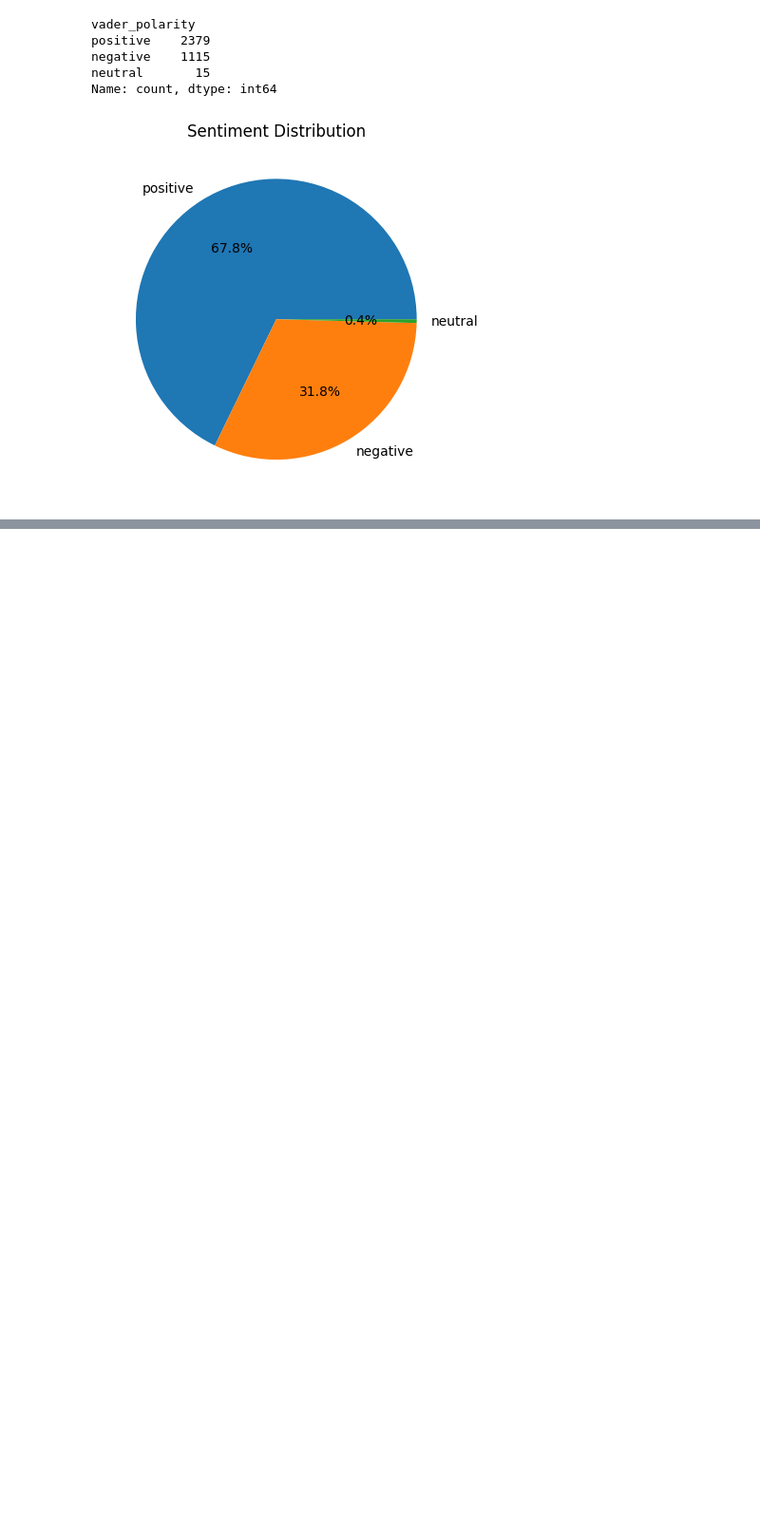
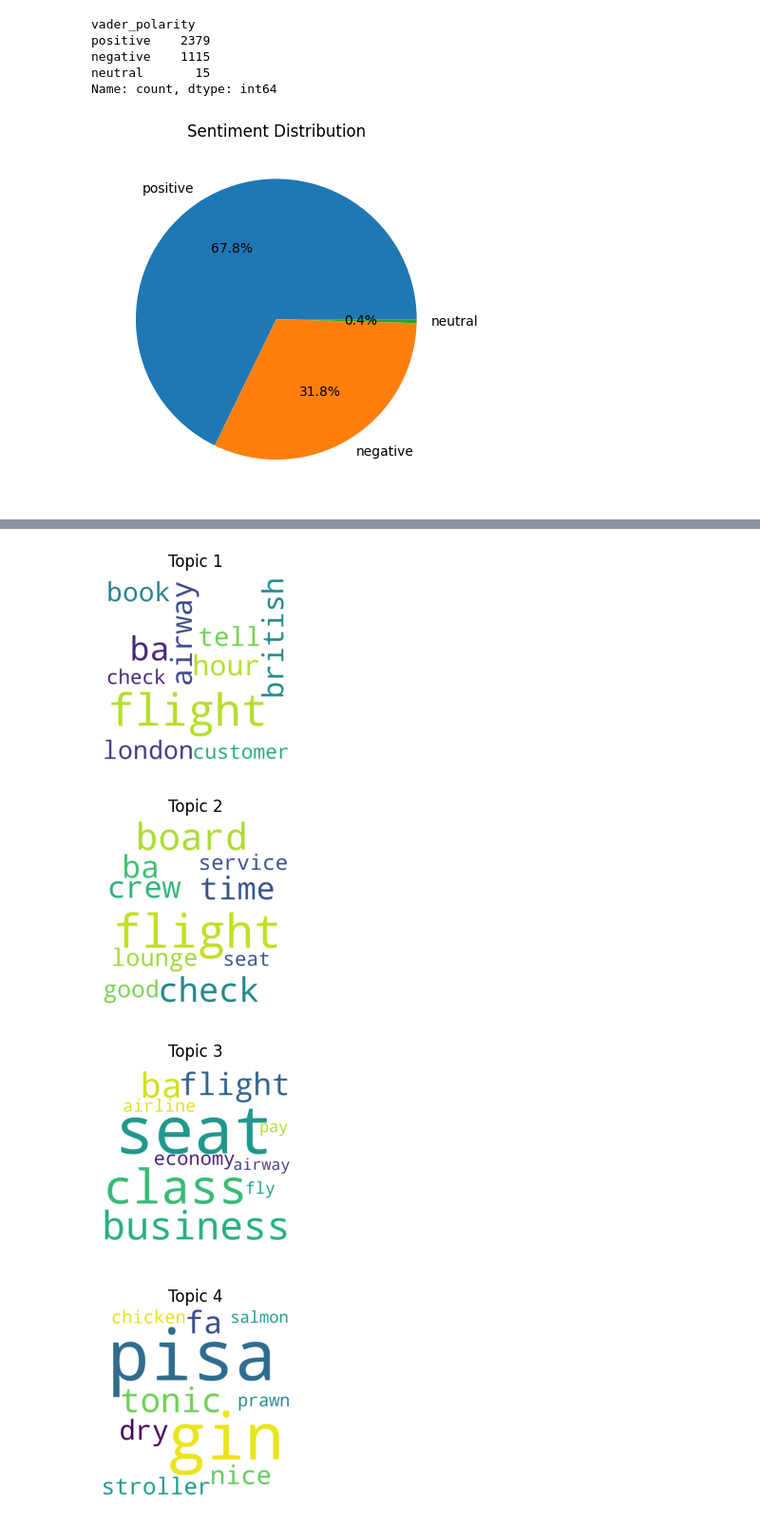
Before and after one commit to Timmy485/Forage_British_Airways, a Jupyter notebook: EDA_and_Visualization.ipynb, the cells around one changed output, grey strips where cells are left out. Shown at 95% size. Saved outputs shown, nothing was run; the diff lists cells and outputs as text; code cells hidden in the pictures; blank space fills up the shorter version.

```diff
--- a/EDA_and_Visualization.ipynb
+++ b/EDA_and_Visualization.ipynb
@@ -215,0 +311,3 @@ Name: count, dtype: int64
+# %%
+# Clean the text data
+df['cleaned_text'] = df['reviews'].apply(clean_text)
@@ -215,0 +323,20 @@ Name: count, dtype: int64
+# %%
+# Convert cleaned text to a list of words
+data = df['cleaned_text'].tolist()
+data = [simple_preprocess(str(doc)) for doc in data]
+
+# Create a dictionary of words and their frequency counts
+dictionary = corpora.Dictionary(data)
+# %%
+# Convert the text data into a bag of words format
+corpus = [dictionary.doc2bow(doc) for doc in data]
+# %%
+# Train an LDA model on the corpus
+lda_model = gensim.models.ldamodel.LdaModel(corpus=corpus,
+                                            id2word=dictionary,
+                                            num_topics=10,
+                                            random_state=42,
+                                            update_every=1,
+                                            passes=10,
+                                            alpha='auto',
+                                            per_word_topics=True)
@@ -215,0 +386,24 @@ Name: count, dtype: int64
+# %%
+# Create a WordCloud object for each topic
+num_topics = 10
+for topic_id in range(num_topics):
+    # Get the top 10 words for the current topic
+    topic_words = lda_model.show_topic(topic_id, topn=10)
+    # Create a dictionary of word-frequency pairs for the topic
+    word_freq = dict(topic_words)
+    # Create a WordCloud object with the given dictionary
+    wordcloud = WordCloud(width = 800, height = 800,
+                background_color ='white',
+                min_font_size = 10).generate_from_frequencies(word_freq)
+    # Plot the WordCloud for the current topic
+    plt.figure(figsize = (2, 2), facecolor = None)
+    plt.imshow(wordcloud)
+    plt.axis("off")
+    plt.tight_layout(pad = 0)
+    plt.title(f'Topic {topic_id+1}')
+    plt.show()
+# %% [output]
+[figure, added]
+[figure, added]
+[figure, added]
+[figure, added]
```
Also changed, not shown: parts of 15 cells of this notebook.
